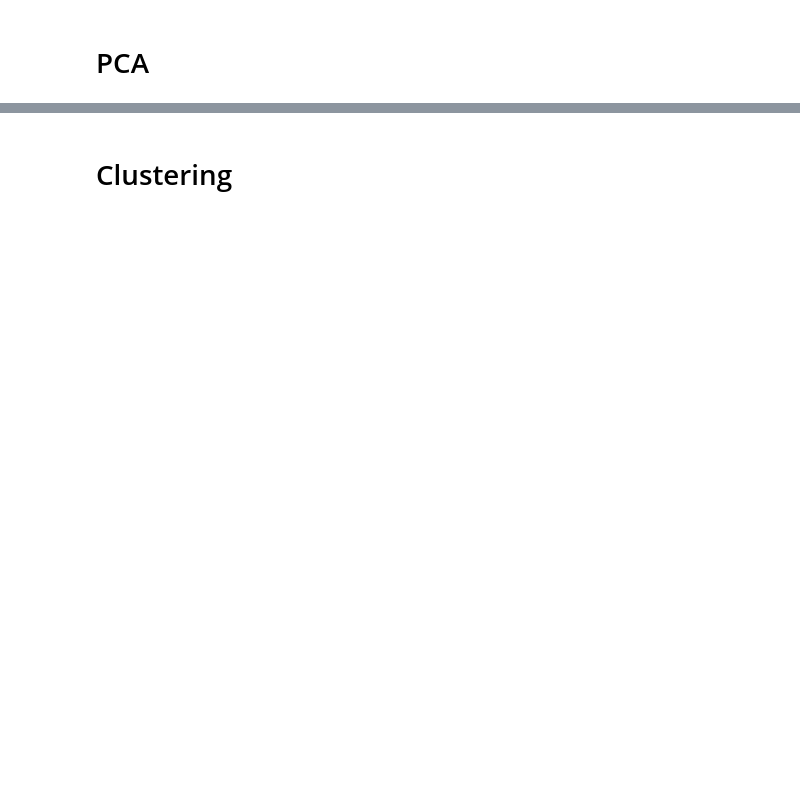
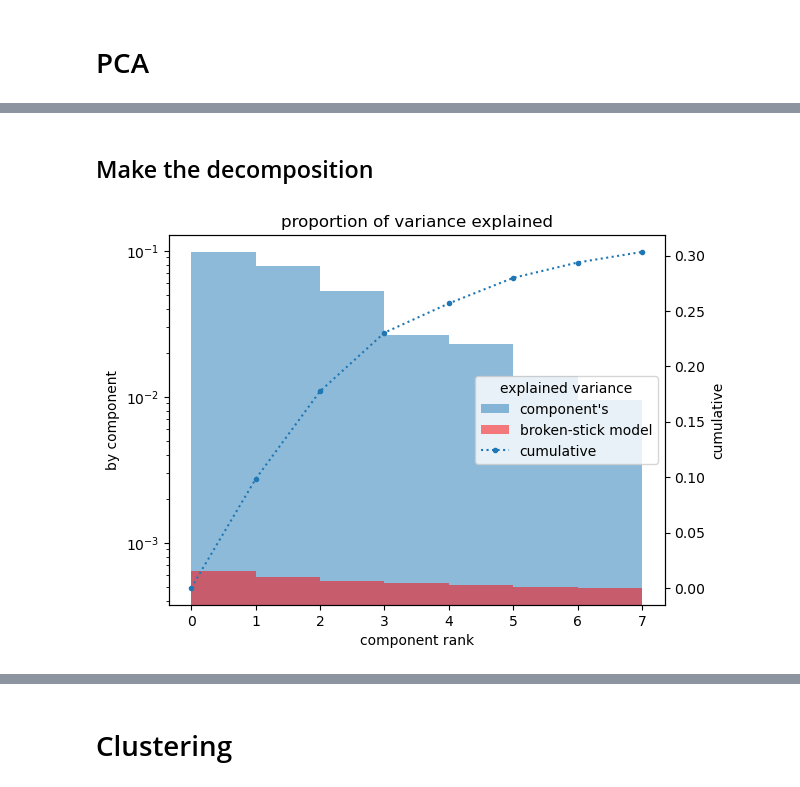
Before and after one commit to TLouf/words-use, a Jupyter notebook: notebooks/2.2.lang_dialects.ipynb, the cells around one changed output, grey strips where cells are left out. Saved outputs shown, nothing was run; the diff lists cells and outputs as text; code cells hidden in the pictures; blank space fills up the shorter version.

```diff
--- a/notebooks/2.2.lang_dialects.ipynb
+++ b/notebooks/2.2.lang_dialects.ipynb
@@ -43,16 +54,26 @@ with open(paths.ext_data / 'countries.json') as f:
     countries_dict = json.load(f)
 
 lc = 'fr'
-list_cc = [key for key, value in countries_dict.items() if lc in value['local_langs']]
+list_cc = ['FR'] # [key for key, value in countries_dict.items() if lc in value['local_langs']]
 lang = Language.from_countries_dict(
-    lc, 'French', list_cc, countries_dict, all_cntr_shapes, paths,
+    lc, 'French', list_cc, countries_dict, all_cntr_shapes,
     year_from=2015, year_to=2021, month_from=1, month_to=12,
-    min_nr_cells=1, cell_tokens_th=1e4, max_word_rank=None,
+    min_nr_cells=1, cell_tokens_th=1e5, max_word_rank=None,
     smallest_cell_min_count=5,
     # max_word_rank=int(1e4),
     upper_th=0.4
 )
 list_langs.append(lang)
+# %%
+lang = Language(
+    lc, 'French', list_cc, list_langs[-1].regions, all_cntr_shapes,
+    year_from=2015, year_to=2021, month_from=1, month_to=12,
+    min_nr_cells=1, cell_tokens_th=5e5, max_word_rank=None,
+    smallest_cell_min_count=10,
+    # max_word_rank=int(1e4),
+    upper_th=0.4
+)
+list_langs.append(lang)
 # %%
 lang.cells_geodf['cc'] = lang.cells_geodf.index.str.extract('([A-Z]{2}).+')[0].values
 lang.cells_geodf.groupby('cc')['token_sum'].max()
@@ -249,0 +260,12 @@ for i in range(4):
+# %% [markdown]
+## Make the decomposition
+# %%
+lang = list_langs[2]
+# %%
+decomp = lang.make_decomposition(n_components=7)#n_components=0.8)
+fig, ax = decomp.explained_var_plot(
+    lgd_kwargs={'loc': "center right", 'bbox_to_anchor': [1, 0.5]},
+    #n_components=10)
+)
+# %% [output]
+[figure, added]
```
Also changed, not shown: parts of 220 cells of this notebook.
